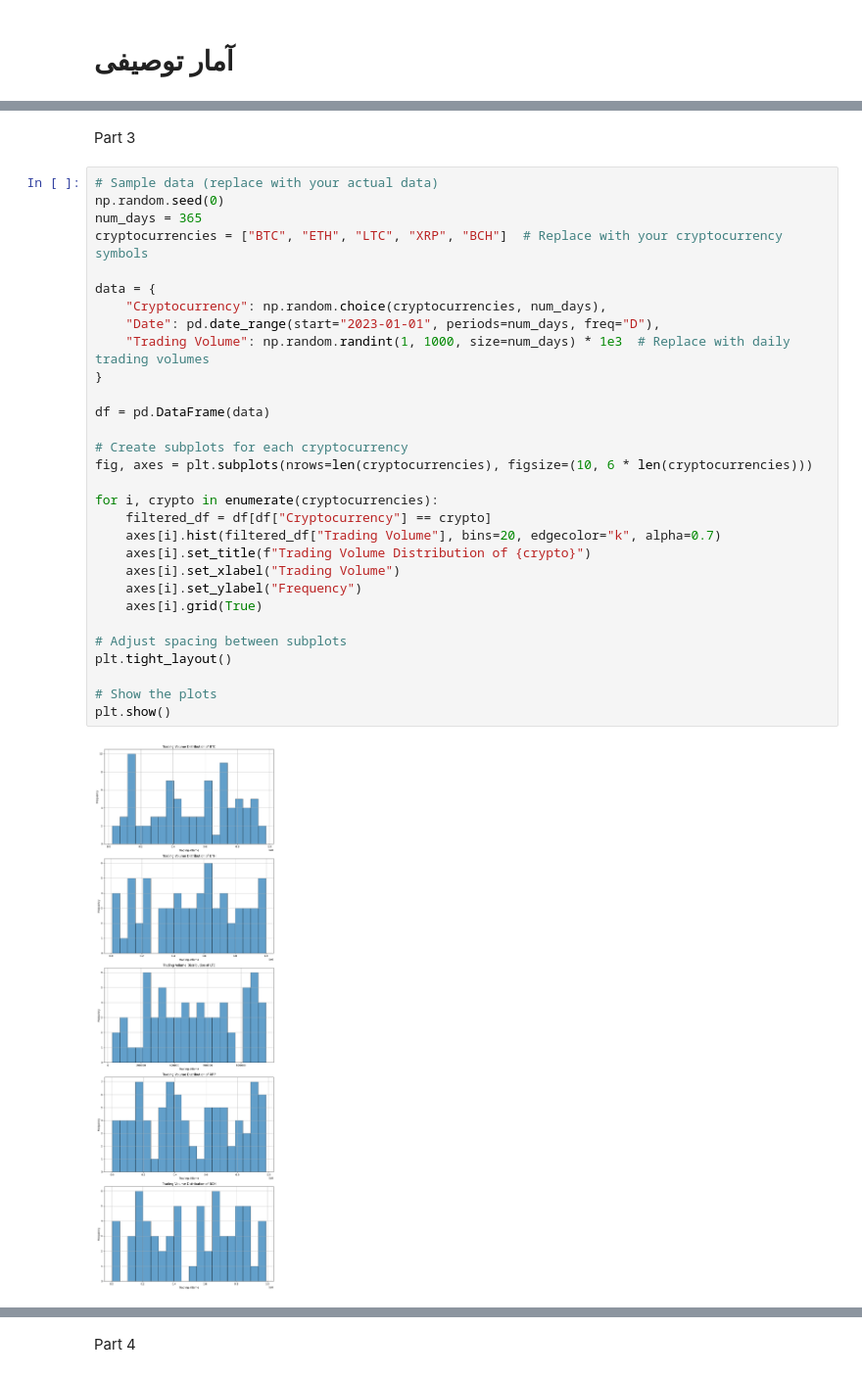
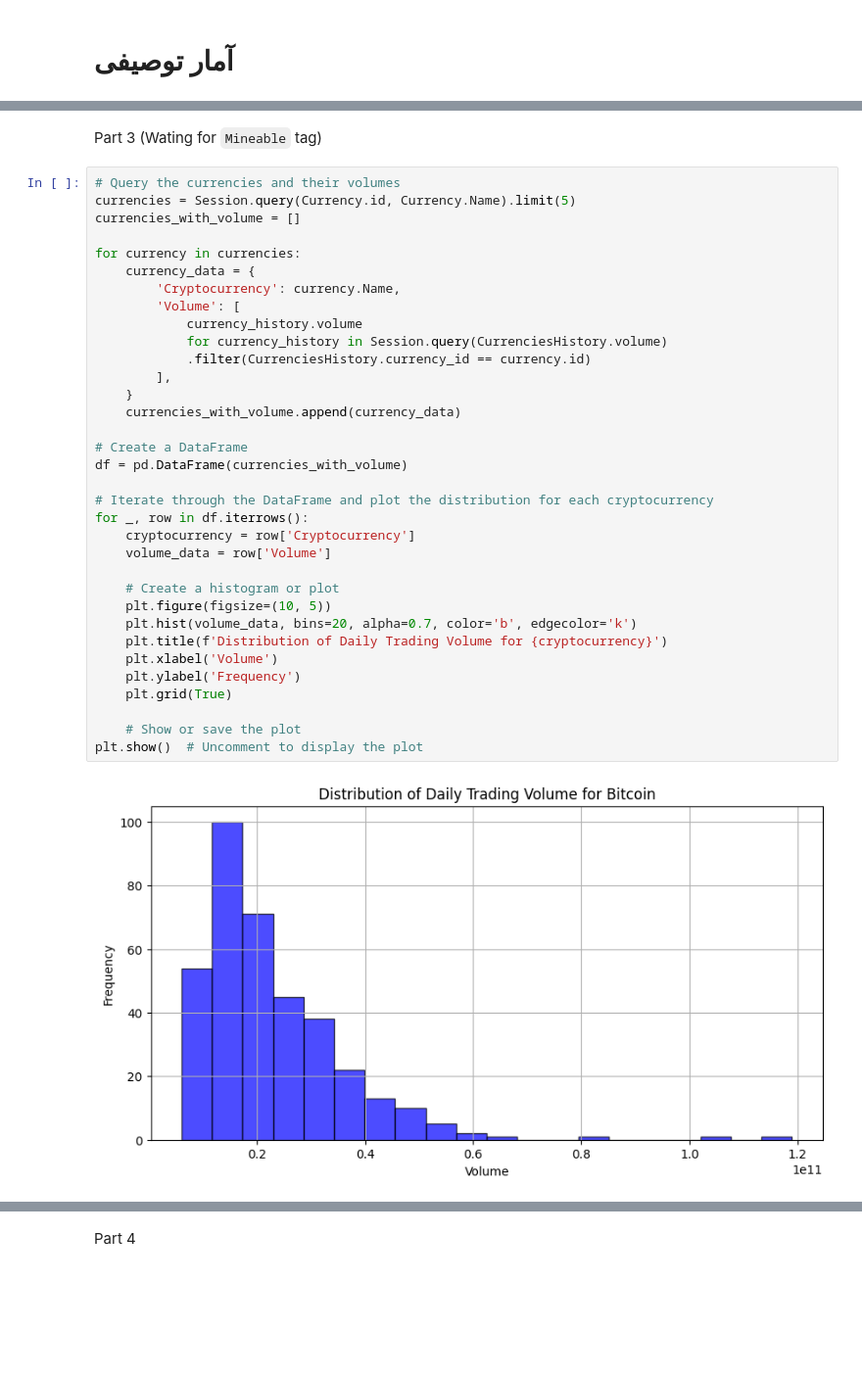
Before and after one commit to sixth-group/coin_market_cap_database, a Jupyter notebook: The_first_project_phase_1.ipynb, the cells around one changed output, grey strips where cells are left out. Shown at 98% size. Drawn from its saved outputs; the diff is of its cells as text; blank space fills up the shorter version.

```diff
--- a/The_first_project_phase_1.ipynb
+++ b/The_first_project_phase_1.ipynb
@@ -141,34 +231,38 @@ Pair: LTC to XRP, Aligned Days: 234
 # %% [markdown]
-Part 3
+Part 3 (Wating for `Mineable` tag)
-# %%
-# Sample data (replace with your actual data)
-np.random.seed(0)
-num_days = 365
-cryptocurrencies = ["BTC", "ETH", "LTC", "XRP", "BCH"]  # Replace with your cryptocurrency symbols
-
-data = {
-    "Cryptocurrency": np.random.choice(cryptocurrencies, num_days),
-    "Date": pd.date_range(start="2023-01-01", periods=num_days, freq="D"),
-    "Trading Volume": np.random.randint(1, 1000, size=num_days) * 1e3  # Replace with daily trading volumes
-}
-
-df = pd.DataFrame(data)
-
-# Create subplots for each cryptocurrency
-fig, axes = plt.subplots(nrows=len(cryptocurrencies), figsize=(10, 6 * len(cryptocurrencies)))
-
-for i, crypto in enumerate(cryptocurrencies):
-    filtered_df = df[df["Cryptocurrency"] == crypto]
-    axes[i].hist(filtered_df["Trading Volume"], bins=20, edgecolor="k", alpha=0.7)
-    axes[i].set_title(f"Trading Volume Distribution of {crypto}")
-    axes[i].set_xlabel("Trading Volume")
-    axes[i].set_ylabel("Frequency")
-    axes[i].grid(True)
-
-# Adjust spacing between subplots
-plt.tight_layout()
-
-# Show the plots
-plt.show()
-# %% [output]
-[figure, removed]
+# %%
+# Query the currencies and their volumes
+currencies = Session.query(Currency.id, Currency.Name).limit(5)
+currencies_with_volume = []
+
+for currency in currencies:
+    currency_data = {
+        'Cryptocurrency': currency.Name,
+        'Volume': [
+            currency_history.volume
+            for currency_history in Session.query(CurrenciesHistory.volume)
+            .filter(CurrenciesHistory.currency_id == currency.id)
+        ],
+    }
+    currencies_with_volume.append(currency_data)
+
+# Create a DataFrame
+df = pd.DataFrame(currencies_with_volume)
+
+# Iterate through the DataFrame and plot the distribution for each cryptocurrency
+for _, row in df.iterrows():
+    cryptocurrency = row['Cryptocurrency']
+    volume_data = row['Volume']
+
+    # Create a histogram or plot
+    plt.figure(figsize=(10, 5))
+    plt.hist(volume_data, bins=20, alpha=0.7, color='b', edgecolor='k')
+    plt.title(f'Distribution of Daily Trading Volume for {cryptocurrency}')
+    plt.xlabel('Volume')
+    plt.ylabel('Frequency')
+    plt.grid(True)
+
+    # Show or save the plot
+plt.show()  # Uncomment to display the plot
+# %% [output]
+[figure, added]
```
Also changed, not shown: parts of 21 cells of this notebook.
